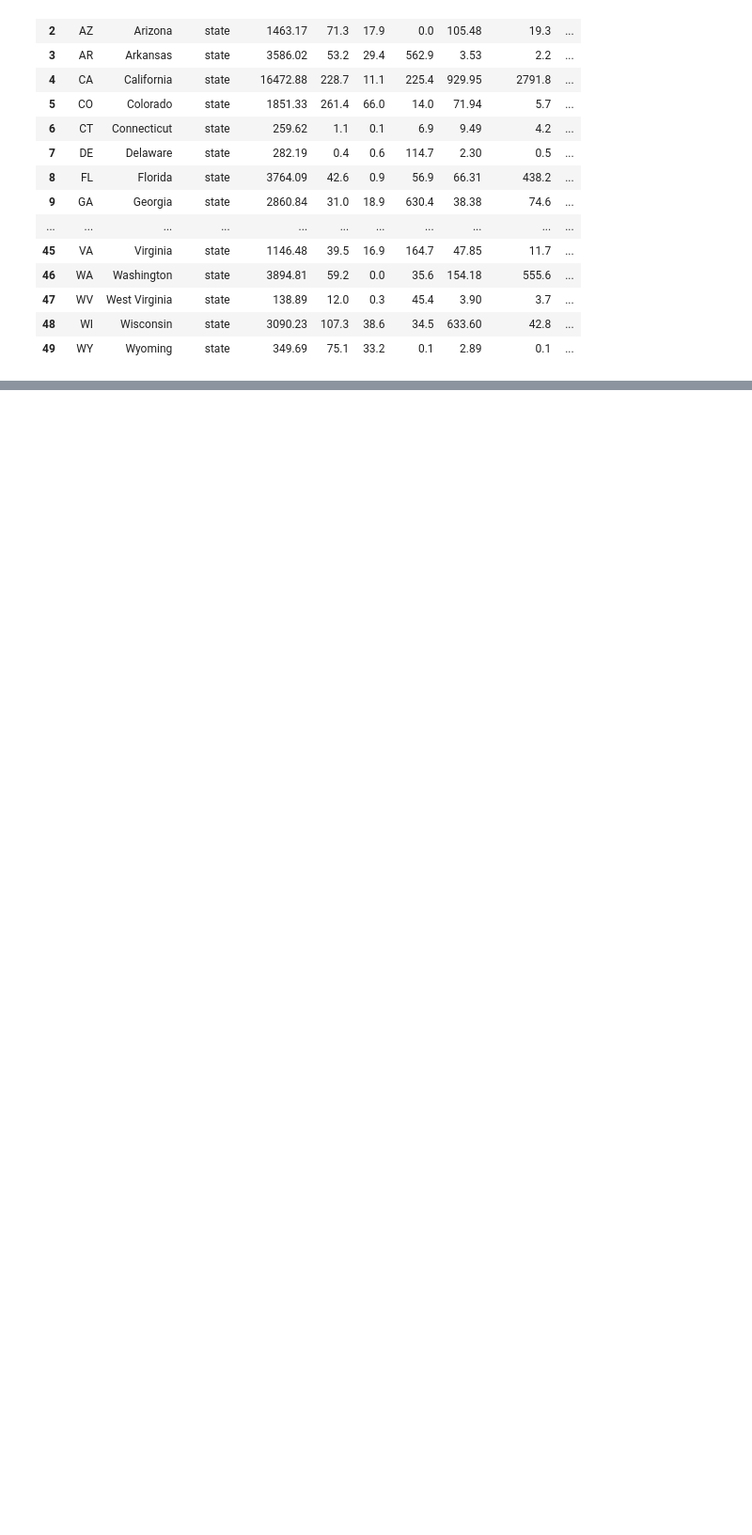
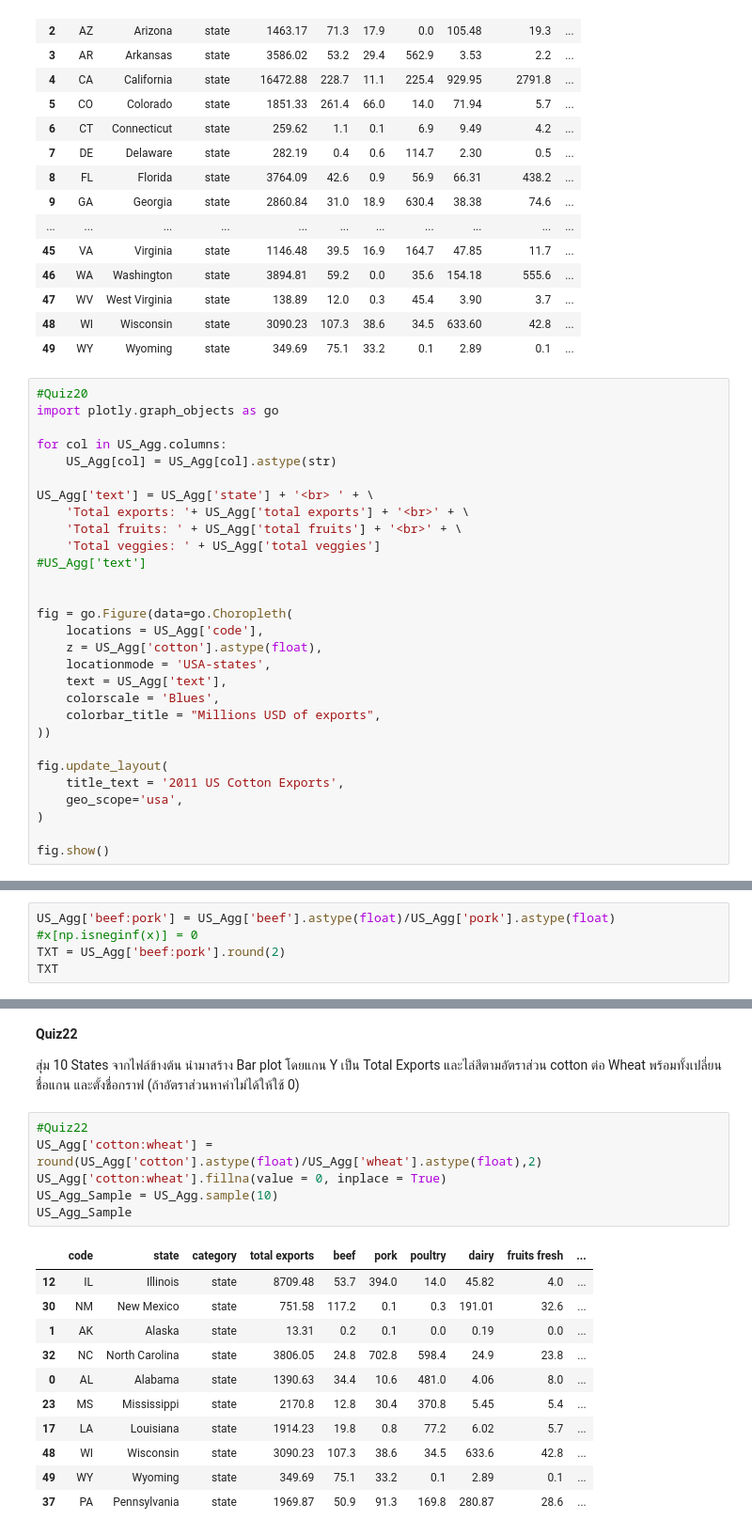
Before and after one commit to deen666/Homework_DataCamp2, a Jupyter notebook: Plotly/Plotly.ipynb, the cells around one changed output, grey strips where cells are left out. Shown: that part at 94% size. Drawn from its saved outputs; the diff is of its cells as text; blank space fills up the shorter version.

Commit message:
Plotly quiz is was done.!

```diff
--- a/Plotly/Plotly.ipynb
+++ b/Plotly/Plotly.ipynb
@@ -518,3 +517,32 @@ US_Agg
 | 47 | WV | West Virginia | state | 138.89 | 12.0 | 0.3 | 45.4 | 3.90 | 3.7 | ... |
 | 48 | WI | Wisconsin | state | 3090.23 | 107.3 | 38.6 | 34.5 | 633.60 | 42.8 | ... |
 | 49 | WY | Wyoming | state | 349.69 | 75.1 | 33.2 | 0.1 | 2.89 | 0.1 | ... |
+# %%
+#Quiz20
+import plotly.graph_objects as go
+
+for col in US_Agg.columns:
+    US_Agg[col] = US_Agg[col].astype(str)
+
+US_Agg['text'] = US_Agg['state'] + '<br> ' + \
+    'Total exports: '+ US_Agg['total exports'] + '<br>' + \
+    'Total fruits: ' + US_Agg['total fruits'] + '<br>' + \
+    'Total veggies: ' + US_Agg['total veggies']
+#US_Agg['text']
+
+
+fig = go.Figure(data=go.Choropleth(
+    locations = US_Agg['code'],
+    z = US_Agg['cotton'].astype(float),
+    locationmode = 'USA-states',
+    text = US_Agg['text'],
+    colorscale = 'Blues',
+    colorbar_title = "Millions USD of exports",
+))
+
+fig.update_layout(
+    title_text = '2011 US Cotton Exports',
+    geo_scope='usa',
+)
+
+fig.show()
@@ -520,0 +555,5 @@ US_Agg
+# %%
+US_Agg['beef:pork'] = US_Agg['beef'].astype(float)/US_Agg['pork'].astype(float)
+#x[np.isneginf(x)] = 0
+TXT = US_Agg['beef:pork'].round(2)
+TXT
@@ -535,3 +595,25 @@ fig.update_layout(
 fig.show()
 # %% [output]
 [interactive output not drawn]
+# %% [markdown]
+**Quiz22**
+
+สุ่ม 10 States จากไฟล์ข้างต้น นำมาสร้าง Bar plot โดยแกน Y เป็น Total Exports และไล่สีตามอัตราส่วน cotton ต่อ Wheat พร้อมทั้งเปลี่ยนชื่อแกน และตั้งชื่อกราฟ (ถ้าอัตราส่วนหาค่าไม่ได้ให้ใช้ 0)
+# %%
+#Quiz22
+US_Agg['cotton:wheat'] = round(US_Agg['cotton'].astype(float)/US_Agg['wheat'].astype(float),2)
+US_Agg['cotton:wheat'].fillna(value = 0, inplace = True)
+US_Agg_Sample = US_Agg.sample(10)
+US_Agg_Sample
+# %% [output]
+|  | code | state | category | total exports | beef | pork | poultry | dairy | fruits fresh | ... |
+| 12 | IL | Illinois | state | 8709.48 | 53.7 | 394.0 | 14.0 | 45.82 | 4.0 | ... |
+| 30 | NM | New Mexico | state | 751.58 | 117.2 | 0.1 | 0.3 | 191.01 | 32.6 | ... |
+| 1 | AK | Alaska | state | 13.31 | 0.2 | 0.1 | 0.0 | 0.19 | 0.0 | ... |
+| 32 | NC | North Carolina | state | 3806.05 | 24.8 | 702.8 | 598.4 | 24.9 | 23.8 | ... |
+| 0 | AL | Alabama | state | 1390.63 | 34.4 | 10.6 | 481.0 | 4.06 | 8.0 | ... |
+| 23 | MS | Mississippi | state | 2170.8 | 12.8 | 30.4 | 370.8 | 5.45 | 5.4 | ... |
+| 17 | LA | Louisiana | state | 1914.23 | 19.8 | 0.8 | 77.2 | 6.02 | 5.7 | ... |
+| 48 | WI | Wisconsin | state | 3090.23 | 107.3 | 38.6 | 34.5 | 633.6 | 42.8 | ... |
+| 49 | WY | Wyoming | state | 349.69 | 75.1 | 33.2 | 0.1 | 2.89 | 0.1 | ... |
+| 37 | PA | Pennsylvania | state | 1969.87 | 50.9 | 91.3 | 169.8 | 280.87 | 28.6 | ... |
```
Also changed, not shown: parts of 7 cells of this notebook.
